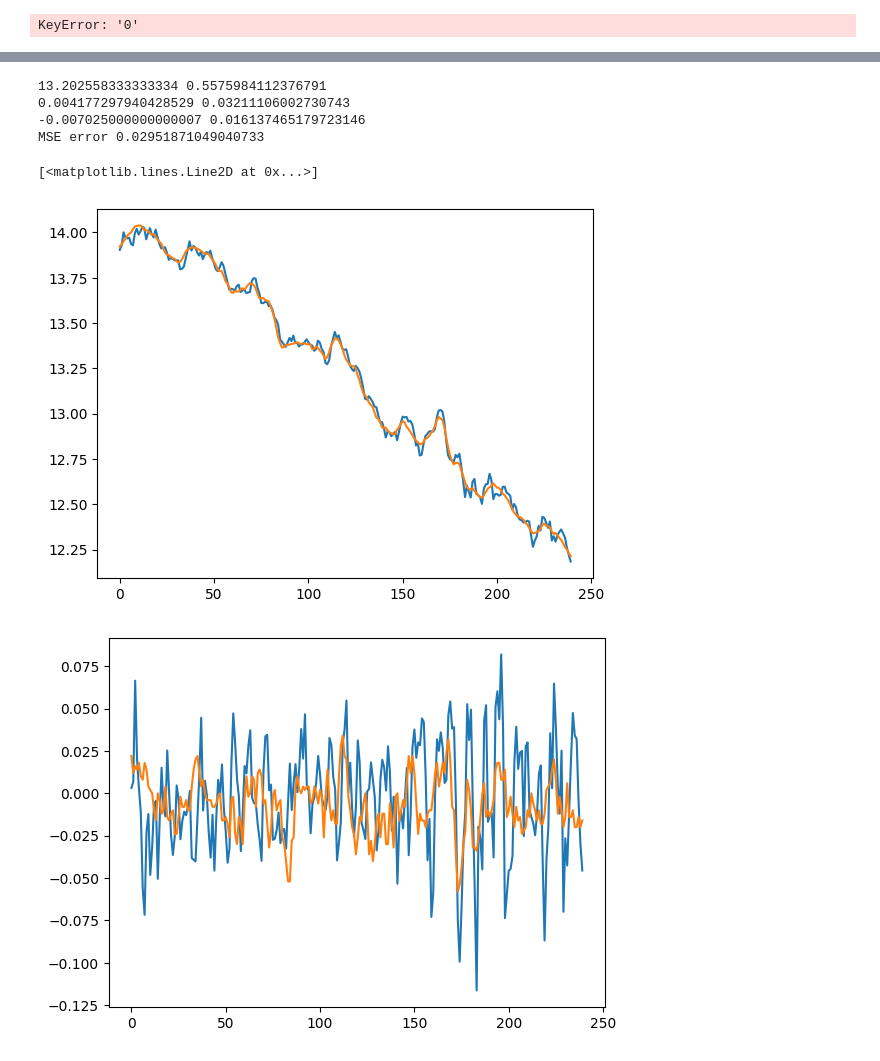
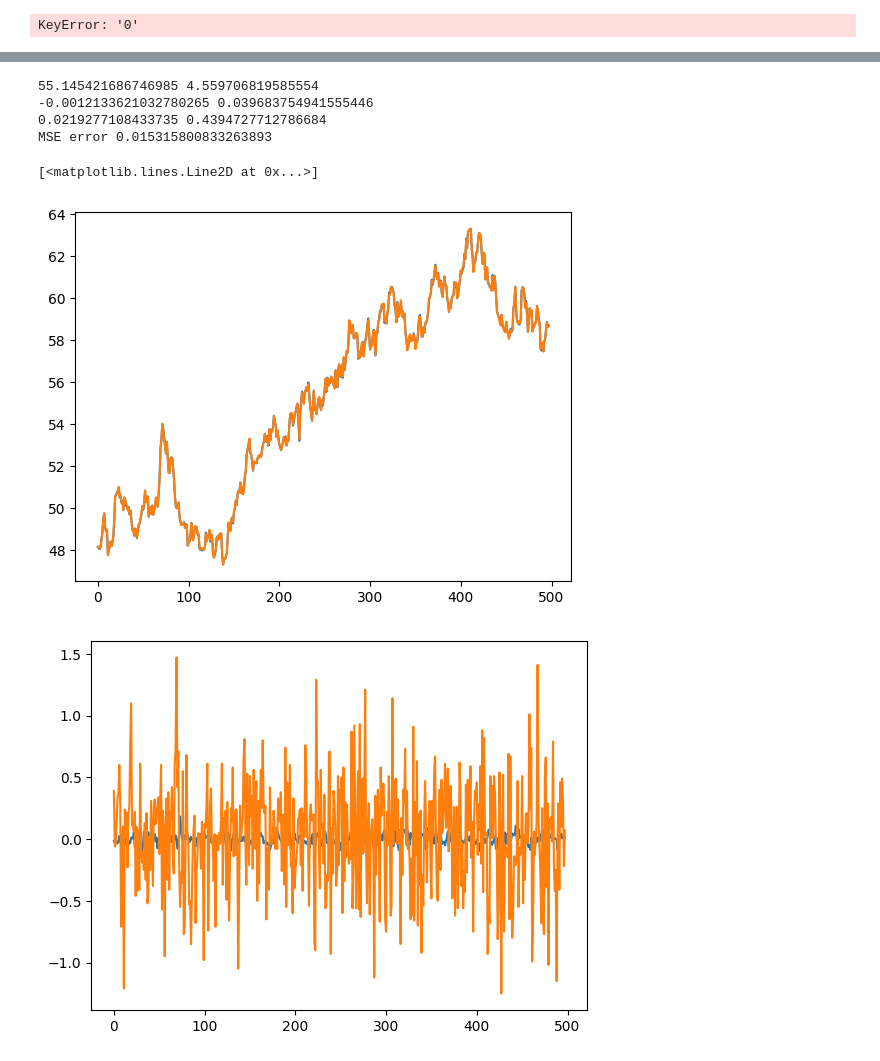
Before and after one commit to Troppydash/algothon, a Jupyter notebook: da/khang_leadlag.ipynb, the cells around one changed output, grey strips where cells are left out. Saved outputs shown, nothing was run; the diff lists cells and outputs as text; code cells hidden in the pictures.

```diff
--- a/da/khang_leadlag.ipynb
+++ b/da/khang_leadlag.ipynb
@@ -26,0 +13,6 @@ df.describe()
+# %%
+df = pd.read_csv("../prices.txt", sep='\s+', header=None, index_col=None)
+df.rename(columns=lambda c: str(c), inplace=True)
+df["time"] = pd.to_datetime([i for i in range(1000)], unit='D', origin=pd.Timestamp('2020-01-01'))
+df.set_index("time", inplace=True)
+df.describe()
@@ -75,10 +81,10 @@ dtype: float64
 # %%
 from datetime import datetime, timedelta
 
-train = df.iloc[:300, :]
+train = df.iloc[:750, :]
 train.index = index=[datetime(2022, 1, 1, 12, 0, 0) - timedelta(seconds=i) for i in range(train.shape[0])]
 mvgTrain = train[:].rolling(5).mean()
 
-test = df.iloc[300:, :]
+test = df.iloc[750:, :]
 test.index = index=[datetime(2022, 1, 1, 12, 0, 0) - timedelta(seconds=i) for i in range(test.shape[0])]
 mvgTest = test[:].rolling(5).mean()
@@ -85,12 +106,12 @@ mvgTest = test[:].rolling(5).mean()
 # %%
 # Check for lead lags
 # (18, 3): Not accurate enough
-share1 = 18
-share2 = 3
-lag = 13
+share1 = "36"
+share2 = "7"
+lag = 290
 
-standard1 = (df[share1] - df[share1].mean())/ df[share1].std()
-standard2 = (df[share2] - df[share2].mean())/ df[share2].std()
+standard1 = (df[share1] - df[share1].mean())/df[share1].std()
+standard2 = (df[share2] - df[share2].mean())/df[share2].std()
 shifted1 = pd.Series(np.array(standard1)[:-lag])
 shifted2 = pd.Series(np.array(standard2)[lag:])
 
@@ -138,7 +131,7 @@ results = {}
 for i in range(50):
     for j in range(i+1, 50):
         t1, t2 = str(i), str(j)
-        lag = ll.lag(mvgTrain[t1], mvgTrain[t2], max_lag=50)
+        lag = ll.lag(mvgTrain[t1], mvgTrain[t2], max_lag=300)
         lag = int(lag)
         # test for cointegration
         if lag > 0:
@@ -225,44 +208,46 @@ errors = []
 actuals = []
 
 actual_changes = []
 predict_changes = []
 
-sharePredict = 18
-indices = list(range(50))
-shift = 0
-lags = 1
-for i in range(250, 490):
-    predict = predict_next_mvg(df, sharePredict, indices, lags, shift, i)[-1]
-    actual_values = df[sharePredict].rolling(5).mean().dropna().values
+sharePredict = "7"
+indices = ["36"]
+shift = 285
+lags = 3
+for i in range(500, 998):
+    predict_change = predict_next(df, sharePredict, indices, lags, shift, i-1)[-1]
+    actual_values = df[sharePredict].values
+    predict = actual_values[i] * (1 + predict_change)
+
     actual = actual_values[i+1]
     error = predict - actual
 
     errors.append(error)
     actuals.append(actual)
     predictValues.append(predict)
     actual_changes.append(actual - actual_values[i])
     predict_changes.append(predict - actual_values[i])
 
 actuals = pd.Series(actuals)
 errors = pd.Series(errors)
 actual_changes = pd.Series(actual_changes)
 print(actuals.mean(), actuals.std())
 print(errors.mean(), errors.std())
 print(actual_changes.mean(), actual_changes.std())
 print("MSE error", math.sqrt((error * error).mean()))
 
 
 sns.lineplot(predictValues)
 sns.lineplot(actuals)
 
 plt.figure()
-plt.plot(predict_changes)
+plt.plot(errors)
 plt.plot(actual_changes)
 # %% [output]
-13.202558333333334 0.5575984112376791
-0.004177297940428529 0.03211106002730743
--0.007025000000000007 0.016137465179723146
-MSE error 0.02951871049040733
+55.145421686746985 4.559706819585554
+-0.0012133621032780265 0.039683754941555446
+0.0219277108433735 0.4394727712786684
+MSE error 0.015315800833263893
 [<matplotlib.lines.Line2D at 0x...>]
-[figure, old version]
+[figure, new version]
-[figure, old version]
+[figure, new version]
```
Also changed, not shown: parts of 15 cells of this notebook, 4 other files.
